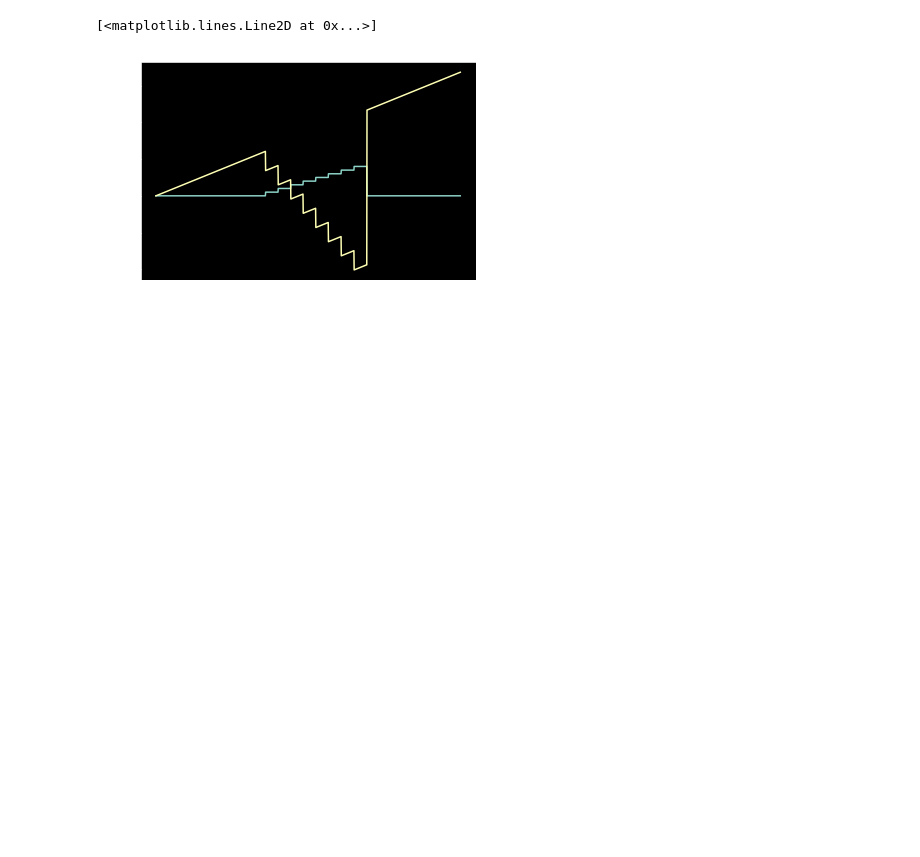
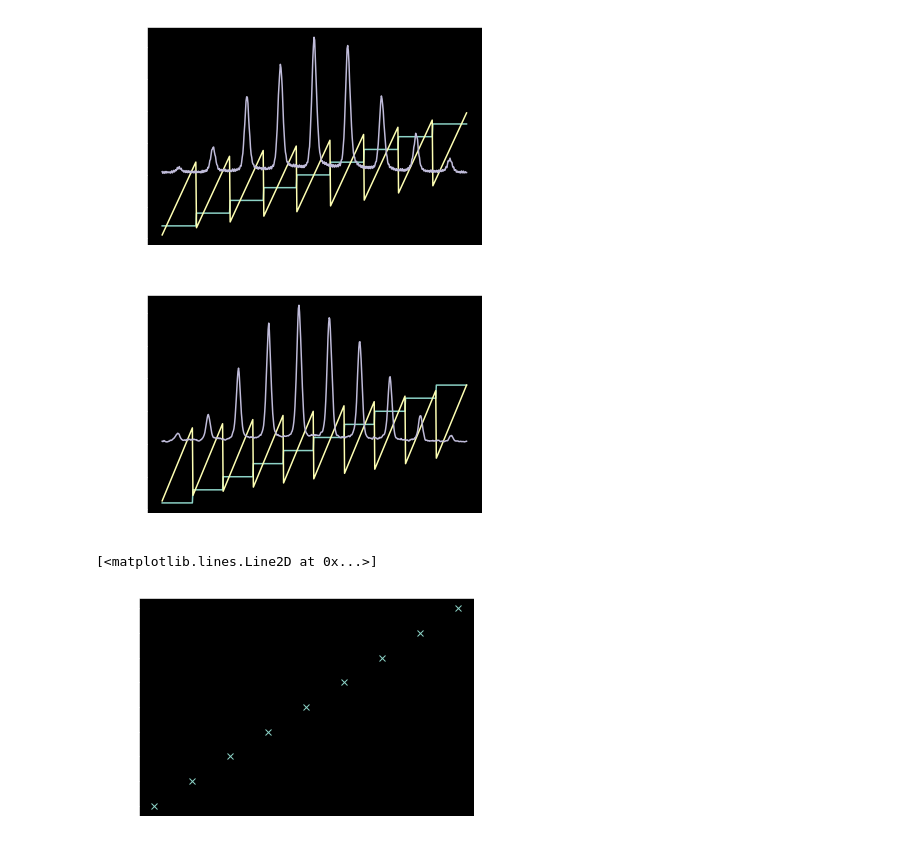
Before and after one commit to HPLegion/PepperpotSim, a Jupyter notebook: Untitled1.ipynb, the cells around one changed output. Saved outputs shown, nothing was run; the diff lists cells and outputs as text; code cells hidden in the pictures; blank space fills up the shorter version.

```diff
--- a/Untitled1.ipynb
+++ b/Untitled1.ipynb
@@ -29,7 +50,18 @@ rec.plot_reconst()
 # %%
 import matplotlib.pyplot as plt
+plt.figure()
 plt.plot(rec.map_x)
 plt.plot(rec.map_xp)
+plt.plot(rec.image_masked_marginal_x/100000)
+plt.figure()
+plt.plot(rec.map_y)
+plt.plot(rec.map_yp)
+plt.plot(rec.image_masked_marginal_y/100000)
+plt.show()
+plt.figure()
+plt.plot(rec.holes_x,"x")
 # %% [output]
+[figure, new version]
+[figure, added]
 [<matplotlib.lines.Line2D at 0x...>]
-[figure, old version]
+[figure, added]
```
Also changed, not shown: parts of 3 cells of this notebook, 2 other files.
